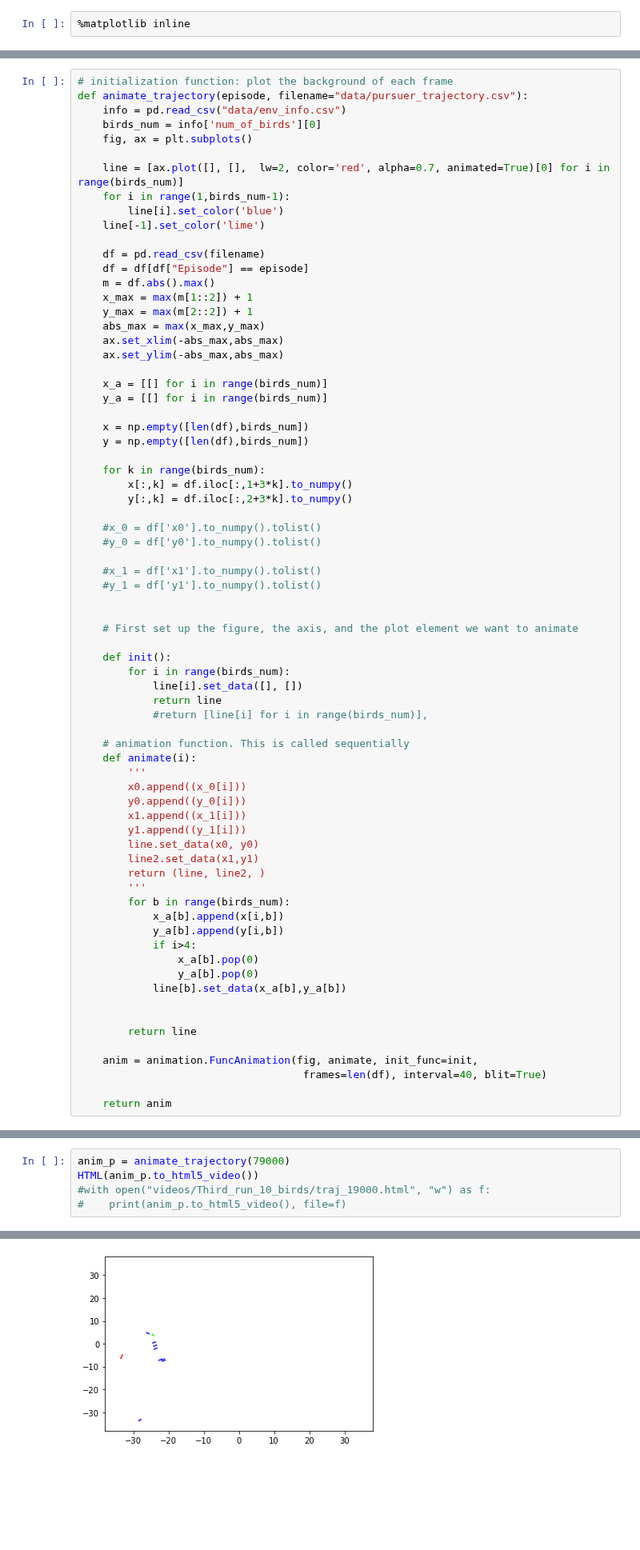
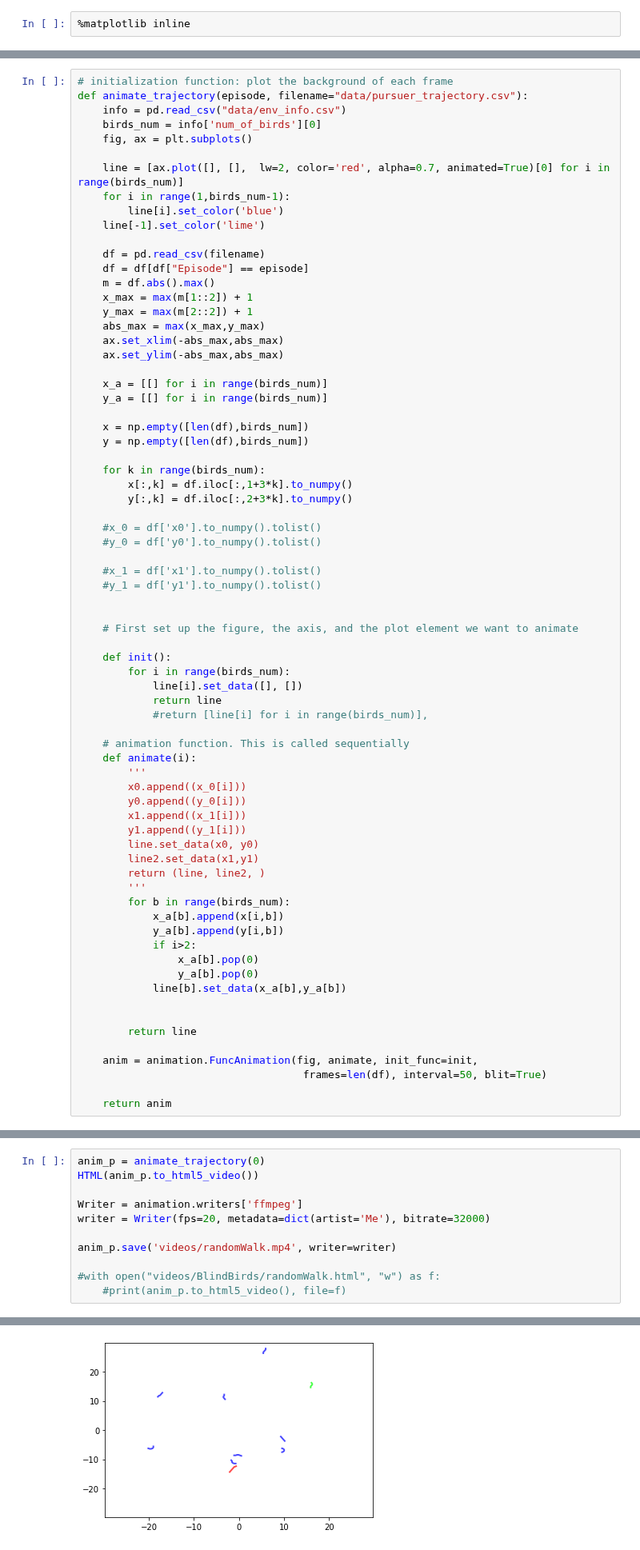
Before and after one commit to fbrand-new/reinforced-birds, a Jupyter notebook: AnimateTrajectory.ipynb, the cells around one changed output, grey strips where cells are left out. Shown at 80% size. Saved outputs shown, nothing was run; the diff lists cells and outputs as text; blank space fills up the shorter version.

```diff
--- a/AnimateTrajectory.ipynb
+++ b/AnimateTrajectory.ipynb
@@ -66,7 +66,7 @@ def animate_trajectory(episode, filename="data/pursuer_trajectory.csv"):
         for b in range(birds_num):
             x_a[b].append(x[i,b])
             y_a[b].append(y[i,b])
-            if i>4:
+            if i>2:
                 x_a[b].pop(0)
                 y_a[b].pop(0)
             line[b].set_data(x_a[b],y_a[b])
@@ -75,6 +75,6 @@ def animate_trajectory(episode, filename="data/pursuer_trajectory.csv"):
         return line
 
     anim = animation.FuncAnimation(fig, animate, init_func=init,
-                                    frames=len(df), interval=40, blit=True)
+                                    frames=len(df), interval=50, blit=True)
 
     return anim
@@ -89,6 +81,12 @@ HTML(anim_p.to_html5_video())
 # %%
-anim_p = animate_trajectory(79000)
+anim_p = animate_trajectory(0)
 HTML(anim_p.to_html5_video())
-#with open("videos/Third_run_10_birds/traj_19000.html", "w") as f:
-#    print(anim_p.to_html5_video(), file=f)
+
+Writer = animation.writers['ffmpeg']
+writer = Writer(fps=20, metadata=dict(artist='Me'), bitrate=32000)
+
+anim_p.save('videos/randomWalk.mp4', writer=writer)
+
+#with open("videos/BlindBirds/randomWalk.html", "w") as f:
+    #print(anim_p.to_html5_video(), file=f)
 # %% [output]
@@ -96 +93 @@ HTML(anim_p.to_html5_video())
-[figure, old version]
+[figure, new version]
```
Also changed, not shown: parts of 11 cells of this notebook, 14 other files.
